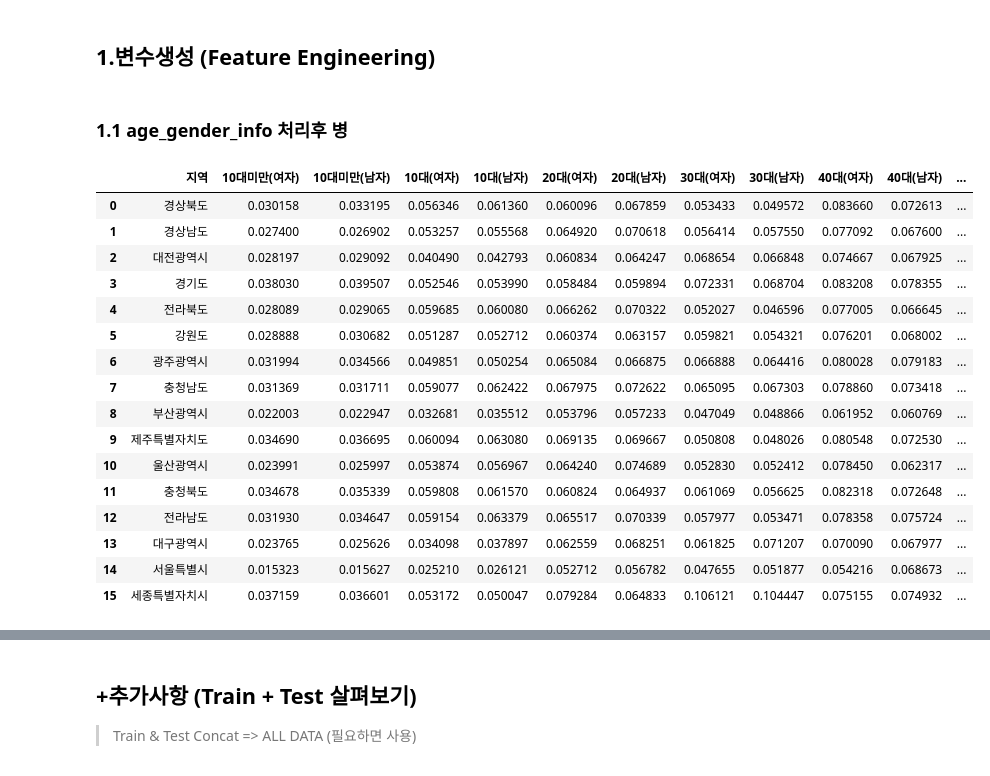
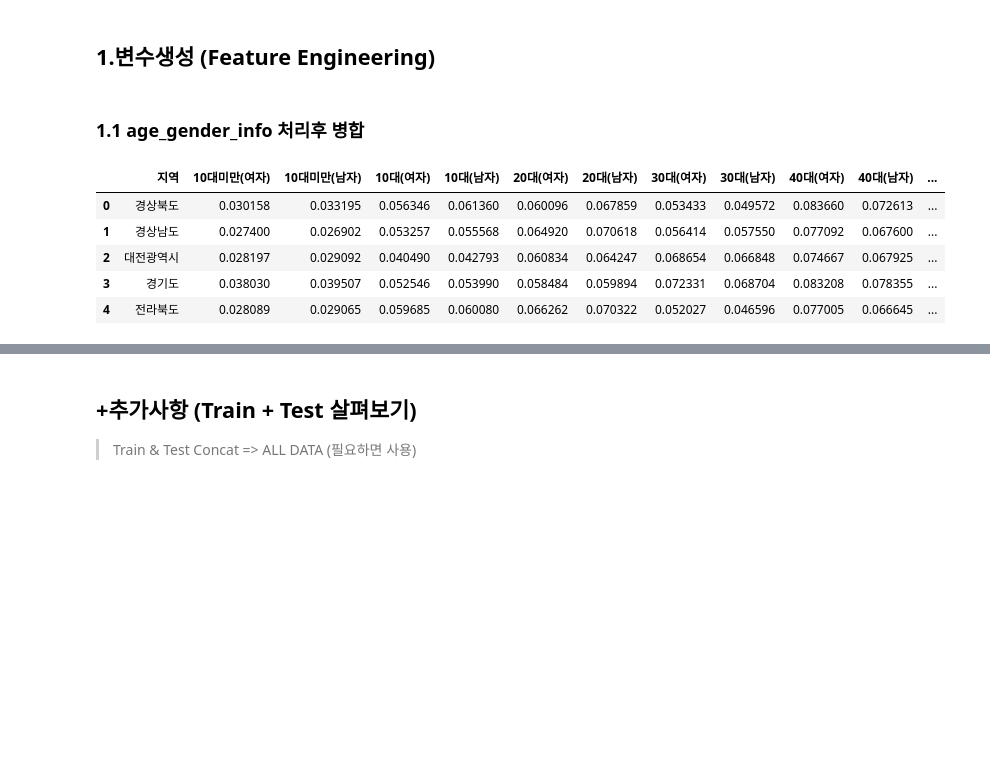
Before and after one commit to MoonJaeHoon/dacon_parking_demand, a Jupyter notebook: EDA.ipynb, the cells around one changed output, grey strips where cells are left out. Drawn from its saved outputs; the diff is of its cells as text; code cells hidden in the pictures; blank space fills up the shorter version.

```diff
--- a/EDA.ipynb
+++ b/EDA.ipynb
@@ -1718,28 +1700,19 @@ test.head()
 # %% [markdown]
 ## 1.변수생성 (Feature Engineering)
 # %% [markdown]
-### 1.1 age_gender_info 처리후 병
+### 1.1 age_gender_info 처리후 병합
 # %%
+age_gender_info = pd.read_csv('./data/age_gender_info.csv')
+
 age_gender_info['지역별_인구비율_min'] = age_gender_info.min(axis=1)
 age_gender_info['지역별_인구비율_median'] = age_gender_info.median(axis=1)
 age_gender_info['지역별_인구비율_max'] = age_gender_info.max(axis=1)
 age_gender_info['지역별_인구비율_std'] = age_gender_info.std(axis=1)
-age_gender_info
+age_gender_info.head()
 # %% [output]
 |  | 지역 | 10대미만(여자) | 10대미만(남자) | 10대(여자) | 10대(남자) | 20대(여자) | 20대(남자) | 30대(여자) | 30대(남자) | 40대(여자) | 40대(남자) | ... |
 | 0 | 경상북도 | 0.030158 | 0.033195 | 0.056346 | 0.061360 | 0.060096 | 0.067859 | 0.053433 | 0.049572 | 0.083660 | 0.072613 | ... |
 | 1 | 경상남도 | 0.027400 | 0.026902 | 0.053257 | 0.055568 | 0.064920 | 0.070618 | 0.056414 | 0.057550 | 0.077092 | 0.067600 | ... |
 | 2 | 대전광역시 | 0.028197 | 0.029092 | 0.040490 | 0.042793 | 0.060834 | 0.064247 | 0.068654 | 0.066848 | 0.074667 | 0.067925 | ... |
 | 3 | 경기도 | 0.038030 | 0.039507 | 0.052546 | 0.053990 | 0.058484 | 0.059894 | 0.072331 | 0.068704 | 0.083208 | 0.078355 | ... |
 | 4 | 전라북도 | 0.028089 | 0.029065 | 0.059685 | 0.060080 | 0.066262 | 0.070322 | 0.052027 | 0.046596 | 0.077005 | 0.066645 | ... |
-| 5 | 강원도 | 0.028888 | 0.030682 | 0.051287 | 0.052712 | 0.060374 | 0.063157 | 0.059821 | 0.054321 | 0.076201 | 0.068002 | ... |
-| 6 | 광주광역시 | 0.031994 | 0.034566 | 0.049851 | 0.050254 | 0.065084 | 0.066875 | 0.066888 | 0.064416 | 0.080028 | 0.079183 | ... |
-| 7 | 충청남도 | 0.031369 | 0.031711 | 0.059077 | 0.062422 | 0.067975 | 0.072622 | 0.065095 | 0.067303 | 0.078860 | 0.073418 | ... |
-| 8 | 부산광역시 | 0.022003 | 0.022947 | 0.032681 | 0.035512 | 0.053796 | 0.057233 | 0.047049 | 0.048866 | 0.061952 | 0.060769 | ... |
-| 9 | 제주특별자치도 | 0.034690 | 0.036695 | 0.060094 | 0.063080 | 0.069135 | 0.069667 | 0.050808 | 0.048026 | 0.080548 | 0.072530 | ... |
-| 10 | 울산광역시 | 0.023991 | 0.025997 | 0.053874 | 0.056967 | 0.064240 | 0.074689 | 0.052830 | 0.052412 | 0.078450 | 0.062317 | ... |
-| 11 | 충청북도 | 0.034678 | 0.035339 | 0.059808 | 0.061570 | 0.060824 | 0.064937 | 0.061069 | 0.056625 | 0.082318 | 0.072648 | ... |
-| 12 | 전라남도 | 0.031930 | 0.034647 | 0.059154 | 0.063379 | 0.065517 | 0.070339 | 0.057977 | 0.053471 | 0.078358 | 0.075724 | ... |
-| 13 | 대구광역시 | 0.023765 | 0.025626 | 0.034098 | 0.037897 | 0.062559 | 0.068251 | 0.061825 | 0.071207 | 0.070090 | 0.067977 | ... |
-| 14 | 서울특별시 | 0.015323 | 0.015627 | 0.025210 | 0.026121 | 0.052712 | 0.056782 | 0.047655 | 0.051877 | 0.054216 | 0.068673 | ... |
-| 15 | 세종특별자치시 | 0.037159 | 0.036601 | 0.053172 | 0.050047 | 0.079284 | 0.064833 | 0.106121 | 0.104447 | 0.075155 | 0.074932 | ... |
```
Also changed, not shown: parts of 19 cells of this notebook.
